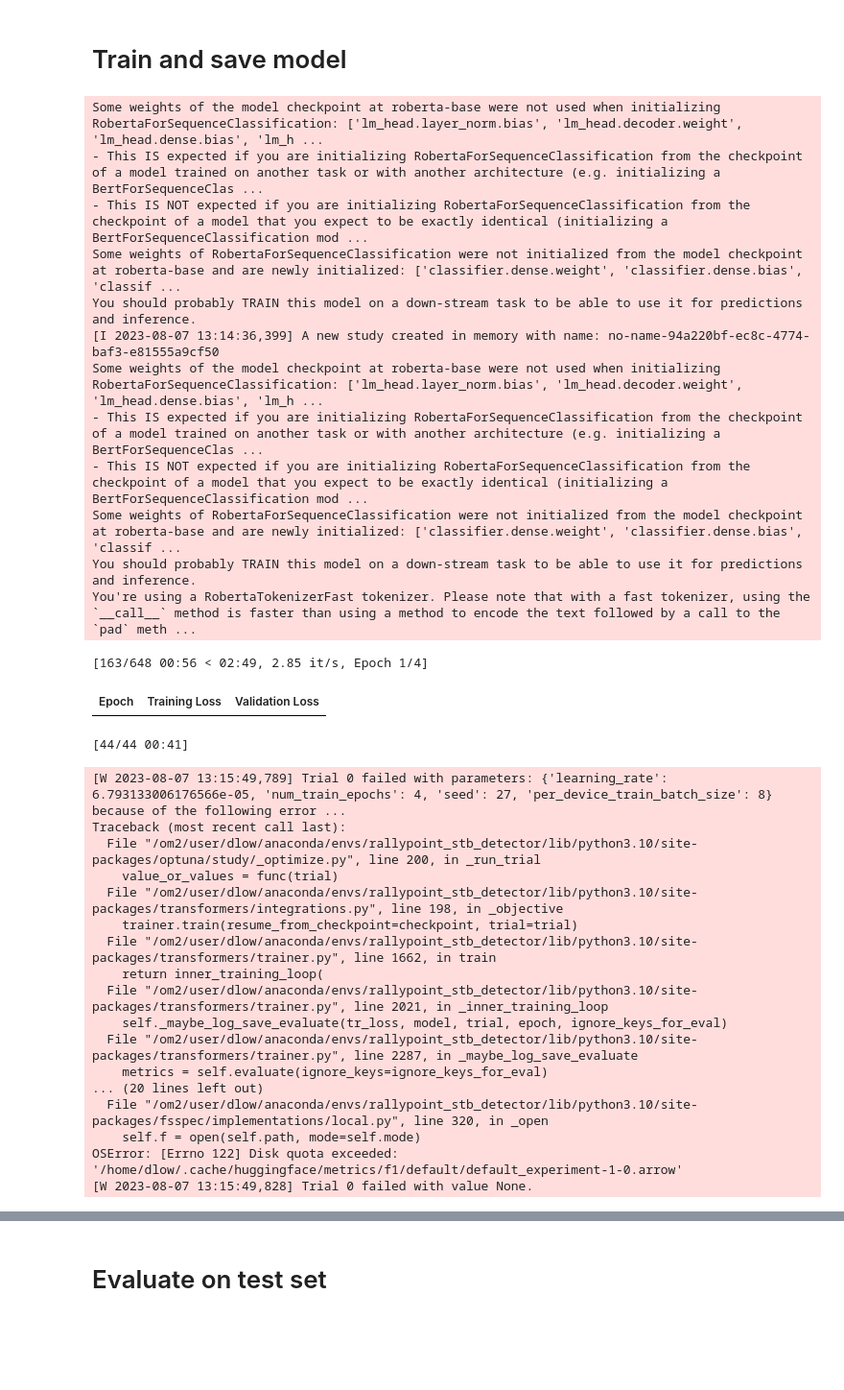
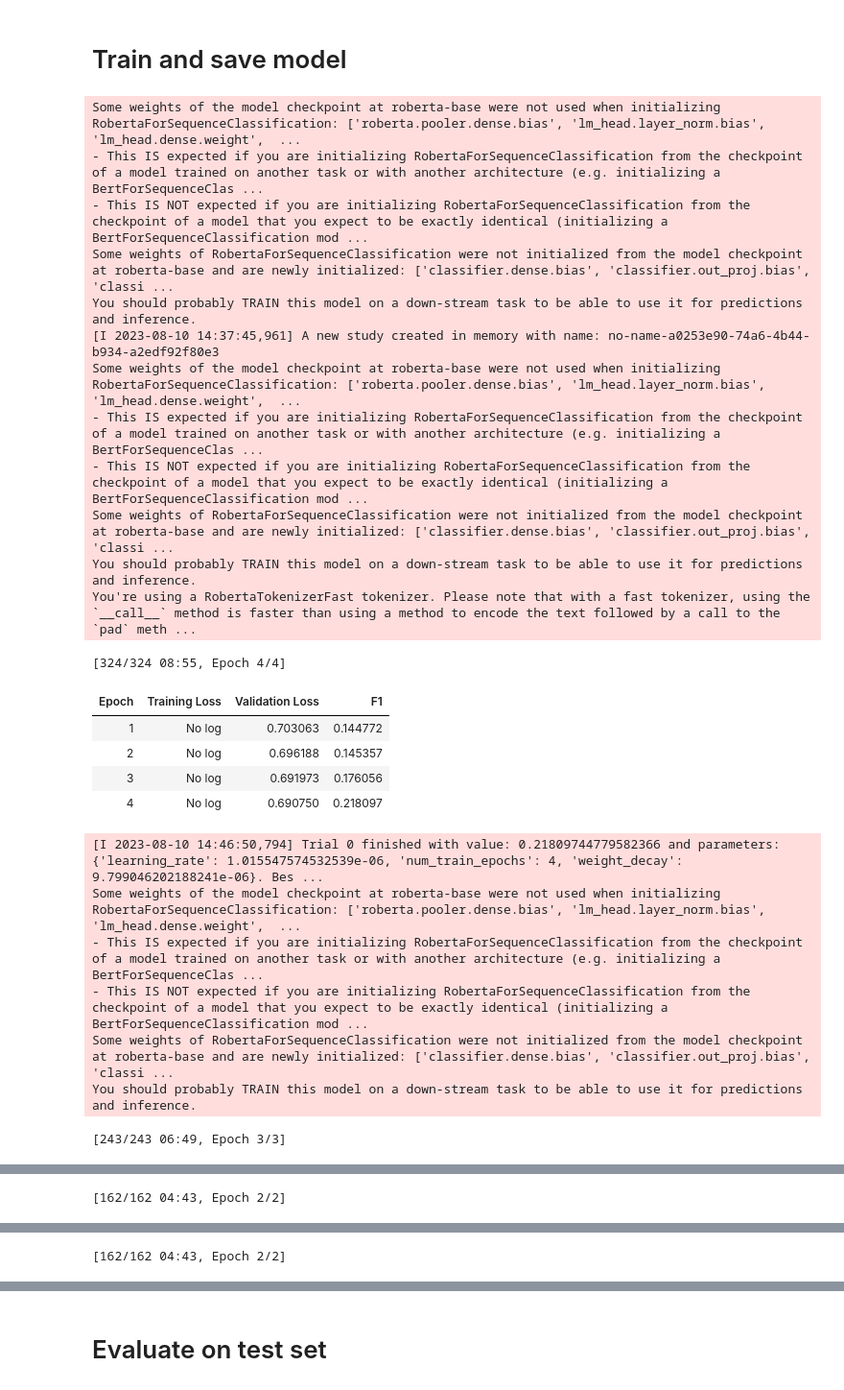
Before and after one commit to danielmlow/rallypoint_suicide_detection, a Jupyter notebook: roberta_text.ipynb, the cells around one changed output, grey strips where cells are left out. Shown: that part at 96% size. Cells and saved outputs as stored; diff of their text form; code cells hidden in the pictures; blank space fills up the shorter version.

```diff
--- a/roberta_text.ipynb
+++ b/roberta_text.ipynb
@@ -49,7 +36,7 @@ pd.set_option("display.max_columns", None)
 # pd.options.display.width = 0
 
 
-on_colab = False
+on_colab = True
 
 
 
@@ -100,6 +89,18 @@ do_hyperparameter_search = True
 hyperparameter_shards = 5 # 10 means you use 10th of the data from hyperparameter search
 hyperparameter_search_n_trials = 10
 hyperparameter_search_direction = 'maximize'
+# %%
+# if searching with hyperparameter search, options are default of optuna or specified here:
+
+
+# https://optuna.readthedocs.io/en/stable/tutorial/10_key_features/002_configurations.html#sphx-glr-tutorial-10-key-features-002-configurations-py
+
+def optuna_hp_space(trial):
+    return {
+        "learning_rate": trial.suggest_float("learning_rate", 1e-6, 1e-4, log=True),
+        "num_train_epochs": trial.suggest_int("num_train_epochs", 1,4, step=1),
+        "weight_decay": trial.suggest_float("weight_decay", 1e-10, 1e-3, log=True)
+    }
 # %% [markdown]
 ## Loading the dataset
 # %%
@@ -449,7 +417,7 @@ def define_trainer(encoded_train_set, encoded_val_set, model=None, model_init=No
             model = model,
             model_init = model_init,
             args = args,
-            train_dataset=encoded_train_et,
+            train_dataset=encoded_train_set,
             eval_dataset=encoded_val_set,
             tokenizer=tokenizer,
           compute_metrics=compute_metrics,
@@ -493,57 +461,54 @@ encoded_train_set = encoded_dataset["train"]
 encoded_val_set = encoded_dataset[validation_key]
 
 if do_hyperparameter_search:
     if hyperparameter_shards:
         encoded_train_dataset_shards = encoded_train_set.shard(index=1, num_shards=hyperparameter_shards)
         trainer = define_trainer(encoded_train_dataset_shards, encoded_val_set, model=model, model_init=model_init , compute_metrics = compute_metrics,imbalanced=imbalanced)
 
-    best_run = trainer.hyperparameter_search(n_trials=hyperparameter_search_n_trials, direction=hyperparameter_search_direction, backend='optuna' ) # will use default hp_space
+    best_run = trainer.hyperparameter_search(n_trials=hyperparameter_search_n_trials,
+                                             direction=hyperparameter_search_direction,
+                                             backend='optuna',
+                                             hp_space = optuna_hp_space, # or will use default hp_space for whatever the backend is
+                                             )
     print('==== best run:', best_run)
     print()
 
     # re define the trainer with the entire dataset
-    trainer = define_trainer(encoded_train_dataset, encoded_val_set, model=model, model_init=model_init , compute_metrics = compute_metrics, imbalanced=imbalanced)
+    trainer = define_trainer(encoded_train_set, encoded_val_set, model=model, model_init=model_init , compute_metrics = compute_metrics, imbalanced=imbalanced)
     for n, v in best_run.hyperparameters.items():
         setattr(trainer.args, n, v)
 
 # train on entire training set for the last time
 trainer.train()
 
 ts = datetime.datetime.now().strftime("%Y%m%d-%H%M%S")
 output_dir_i = output_dir+model_checkpoint+f'_{ts}/'
 os.makedirs(output_dir_i , exist_ok=True)
 trainer.save_model(output_dir_i)
 # trainer.push_to_hub() # need to have added token above in TrainingArguments()
 # %% [output]
-Some weights of the model checkpoint at roberta-base were not used when initializing RobertaForSequenceClassification: ['lm_head.layer_norm.bias', 'lm_head.decoder.weight', 'lm_head.dense.bias', 'lm_h ...
+Some weights of the model checkpoint at roberta-base were not used when initializing RobertaForSequenceClassification: ['roberta.pooler.dense.bias', 'lm_head.layer_norm.bias', 'lm_head.dense.weight',  ...
 - This IS expected if you are initializing RobertaForSequenceClassification from the checkpoint of a model trained on another task or with another architecture (e.g. initializing a BertForSequenceClas ...
 - This IS NOT expected if you are initializing RobertaForSequenceClassification from the checkpoint of a model that you expect to be exactly identical (initializing a BertForSequenceClassification mod ...
-Some weights of RobertaForSequenceClassification were not initialized from the model checkpoint at roberta-base and are newly initialized: ['classifier.dense.weight', 'classifier.dense.bias', 'classif ...
+Some weights of RobertaForSequenceClassification were not initialized from the model checkpoint at roberta-base and are newly initialized: ['classifier.dense.bias', 'classifier.out_proj.bias', 'classi ...
 You should probably TRAIN this model on a down-stream task to be able to use it for predictions and inference.
-[I 2023-08-07 13:14:36,399] A new study created in memory with name: no-name-94a220bf-ec8c-4774-baf3-e81555a9cf50
-Some weights of the model checkpoint at roberta-base were not used when initializing RobertaForSequenceClassification: ['lm_head.layer_norm.bias', 'lm_head.decoder.weight', 'lm_head.dense.bias', 'lm_h ...
+[I 2023-08-10 14:37:45,961] A new study created in memory with name: no-name-a0253e90-74a6-4b44-b934-a2edf92f80e3
+Some weights of the model checkpoint at roberta-base were not used when initializing RobertaForSequenceClassification: ['roberta.pooler.dense.bias', 'lm_head.layer_norm.bias', 'lm_head.dense.weight',  ...
 - This IS expected if you are initializing RobertaForSequenceClassification from the checkpoint of a model trained on another task or with another architecture (e.g. initializing a BertForSequenceClas ...
 - This IS NOT expected if you are initializing RobertaForSequenceClassification from the checkpoint of a model that you expect to be exactly identical (initializing a BertForSequenceClassification mod ...
-Some weights of RobertaForSequenceClassification were not initialized from the model checkpoint at roberta-base and are newly initialized: ['classifier.dense.weight', 'classifier.dense.bias', 'classif ...
+Some weights of RobertaForSequenceClassification were not initialized from the model checkpoint at roberta-base and are newly initialized: ['classifier.dense.bias', 'classifier.out_proj.bias', 'classi ...
 You should probably TRAIN this model on a down-stream task to be able to use it for predictions and inference.
 You're using a RobertaTokenizerFast tokenizer. Please note that with a fast tokenizer, using the `__call__` method is faster than using a method to encode the text followed by a call to the `pad` meth ...
-[163/648 00:56 < 02:49, 2.85 it/s, Epoch 1/4]
+[324/324 08:55, Epoch 4/4]
-| Epoch | Training Loss | Validation Loss |
+| Epoch | Training Loss | Validation Loss | F1 |
+| 1 | No log | 0.703063 | 0.144772 |
+| 2 | No log | 0.696188 | 0.145357 |
+| 3 | No log | 0.691973 | 0.176056 |
+| 4 | No log | 0.690750 | 0.218097 |
-[44/44 00:41]
+[I 2023-08-10 14:46:50,794] Trial 0 finished with value: 0.21809744779582366 and parameters: {'learning_rate': 1.015547574532539e-06, 'num_train_epochs': 4, 'weight_decay': 9.799046202188241e-06}. Bes ...
+Some weights of the model checkpoint at roberta-base were not used when initializing RobertaForSequenceClassification: ['roberta.pooler.dense.bias', 'lm_head.layer_norm.bias', 'lm_head.dense.weight',  ...
+- This IS expected if you are initializing RobertaForSequenceClassification from the checkpoint of a model trained on another task or with another architecture (e.g. initializing a BertForSequenceClas ...
+- This IS NOT expected if you are initializing RobertaForSequenceClassification from the checkpoint of a model that you expect to be exactly identical (initializing a BertForSequenceClassification mod ...
+Some weights of RobertaForSequenceClassification were not initialized from the model checkpoint at roberta-base and are newly initialized: ['classifier.dense.bias', 'classifier.out_proj.bias', 'classi ...
+You should probably TRAIN this model on a down-stream task to be able to use it for predictions and inference.
-[W 2023-08-07 13:15:49,789] Trial 0 failed with parameters: {'learning_rate': 6.793133006176566e-05, 'num_train_epochs': 4, 'seed': 27, 'per_device_train_batch_size': 8} because of the following error ...
-Traceback (most recent call last):
-  File "/om2/user/dlow/anaconda/envs/rallypoint_stb_detector/lib/python3.10/site-packages/optuna/study/_optimize.py", line 200, in _run_trial
-    value_or_values = func(trial)
-  File "/om2/user/dlow/anaconda/envs/rallypoint_stb_detector/lib/python3.10/site-packages/transformers/integrations.py", line 198, in _objective
-    trainer.train(resume_from_checkpoint=checkpoint, trial=trial)
-  File "/om2/user/dlow/anaconda/envs/rallypoint_stb_detector/lib/python3.10/site-packages/transformers/trainer.py", line 1662, in train
-    return inner_training_loop(
-  File "/om2/user/dlow/anaconda/envs/rallypoint_stb_detector/lib/python3.10/site-packages/transformers/trainer.py", line 2021, in _inner_training_loop
-    self._maybe_log_save_evaluate(tr_loss, model, trial, epoch, ignore_keys_for_eval)
-  File "/om2/user/dlow/anaconda/envs/rallypoint_stb_detector/lib/python3.10/site-packages/transformers/trainer.py", line 2287, in _maybe_log_save_evaluate
-    metrics = self.evaluate(ignore_keys=ignore_keys_for_eval)
-... (20 lines left out)
-  File "/om2/user/dlow/anaconda/envs/rallypoint_stb_detector/lib/python3.10/site-packages/fsspec/implementations/local.py", line 320, in _open
-    self.f = open(self.path, mode=self.mode)
-OSError: [Errno 122] Disk quota exceeded: '/home/dlow/.cache/huggingface/metrics/f1/default/default_experiment-1-0.arrow'
-[W 2023-08-07 13:15:49,828] Trial 0 failed with value None.
+[243/243 06:49, Epoch 3/3]
@@ -550,0 +525 @@ OSError: [Errno 122] Disk quota exceeded: '/home/dlow/.cache/huggingface/metrics
+[162/162 04:43, Epoch 2/2]
@@ -550,0 +535 @@ OSError: [Errno 122] Disk quota exceeded: '/home/dlow/.cache/huggingface/metrics
+[162/162 04:43, Epoch 2/2]
```
Also changed, not shown: parts of 23 cells of this notebook, 17 other files.
